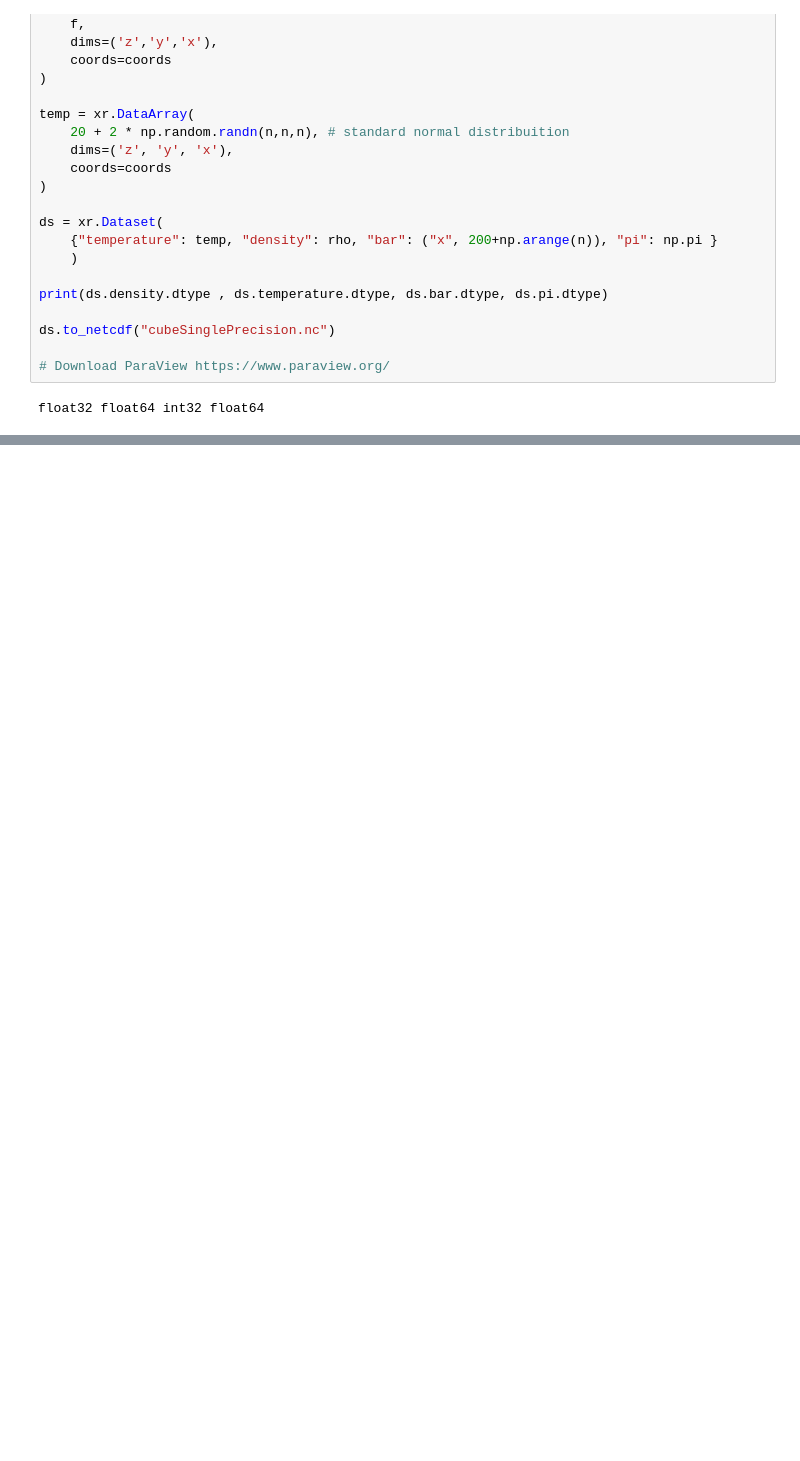
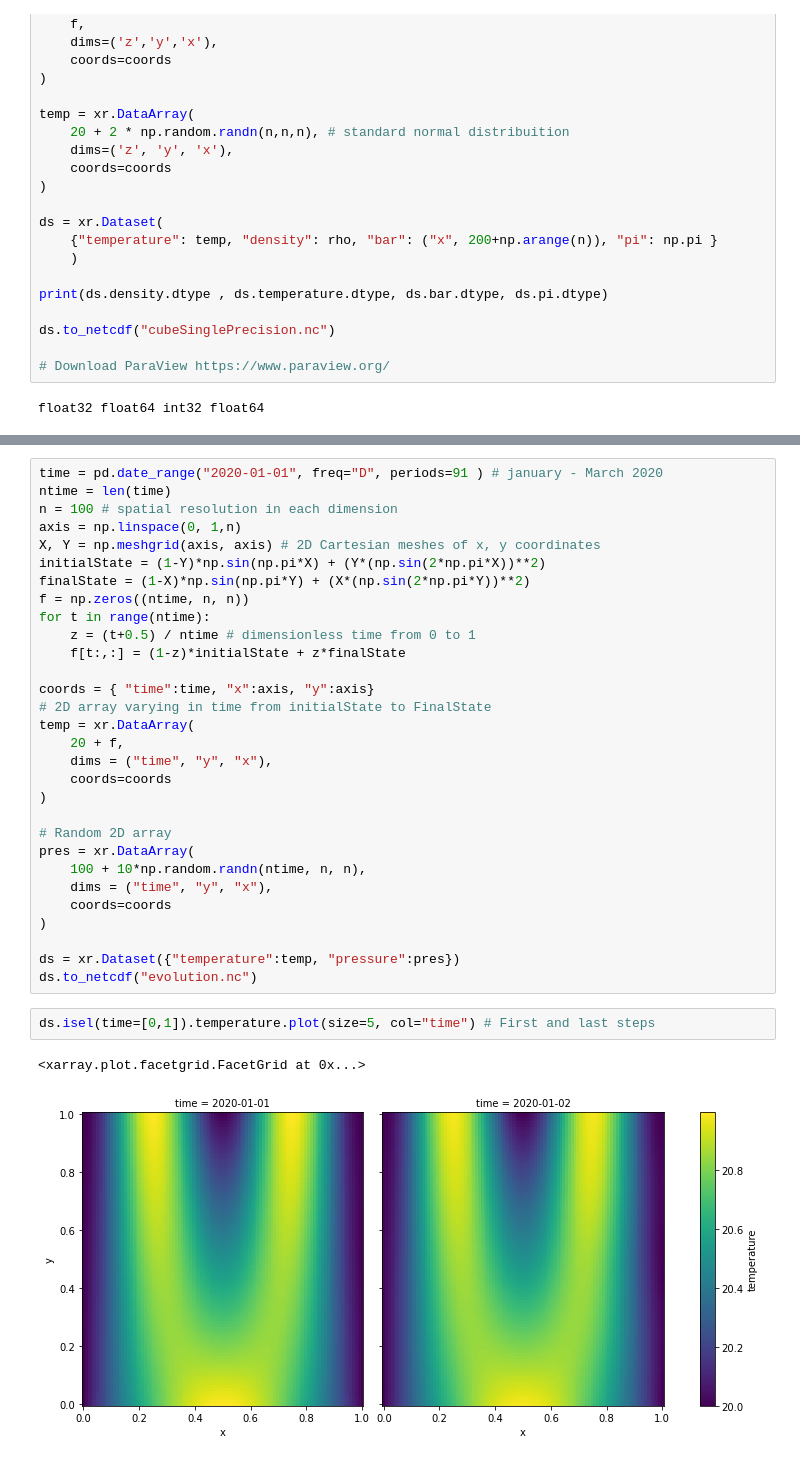
Before and after one commit to alexaugusto23/python_developer, a Jupyter notebook: Xarray/working_xarray_p1.ipynb, the cells around one changed output, grey strips where cells are left out. Cells and saved outputs as stored; diff of their text form; blank space fills up the shorter version.

```diff
--- a/Xarray/working_xarray_p1.ipynb
+++ b/Xarray/working_xarray_p1.ipynb
@@ -729,0 +865,35 @@ float32 float64 int32 float64
+# %%
+time = pd.date_range("2020-01-01", freq="D", periods=91 ) # january - March 2020
+ntime = len(time)
+n = 100 # spatial resolution in each dimension
+axis = np.linspace(0, 1,n)
+X, Y = np.meshgrid(axis, axis) # 2D Cartesian meshes of x, y coordinates
+initialState = (1-Y)*np.sin(np.pi*X) + (Y*(np.sin(2*np.pi*X))**2)
+finalState = (1-X)*np.sin(np.pi*Y) + (X*(np.sin(2*np.pi*Y))**2)
+f = np.zeros((ntime, n, n))
+for t in range(ntime):
+    z = (t+0.5) / ntime # dimensionless time from 0 to 1
+    f[t:,:] = (1-z)*initialState + z*finalState
+
+coords = { "time":time, "x":axis, "y":axis}
+# 2D array varying in time from initialState to FinalState
+temp = xr.DataArray(
+    20 + f,
+    dims = ("time", "y", "x"),
+    coords=coords
+)
+
+# Random 2D array
+pres = xr.DataArray(
+    100 + 10*np.random.randn(ntime, n, n),
+    dims = ("time", "y", "x"),
+    coords=coords
+)
+
+ds = xr.Dataset({"temperature":temp, "pressure":pres})
+ds.to_netcdf("evolution.nc")
+# %%
+ds.isel(time=[0,1]).temperature.plot(size=5, col="time") # First and last steps
+# %% [output]
+<xarray.plot.facetgrid.FacetGrid at 0x...>
+[figure, added]
```
Also changed, not shown: parts of 16 cells of this notebook, 2 other files.
